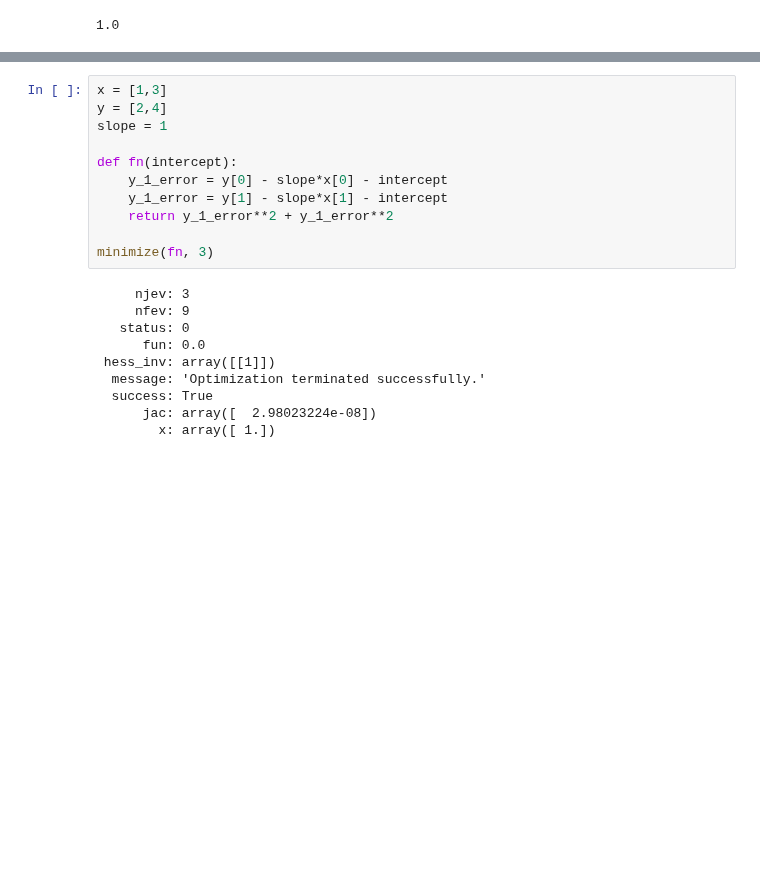
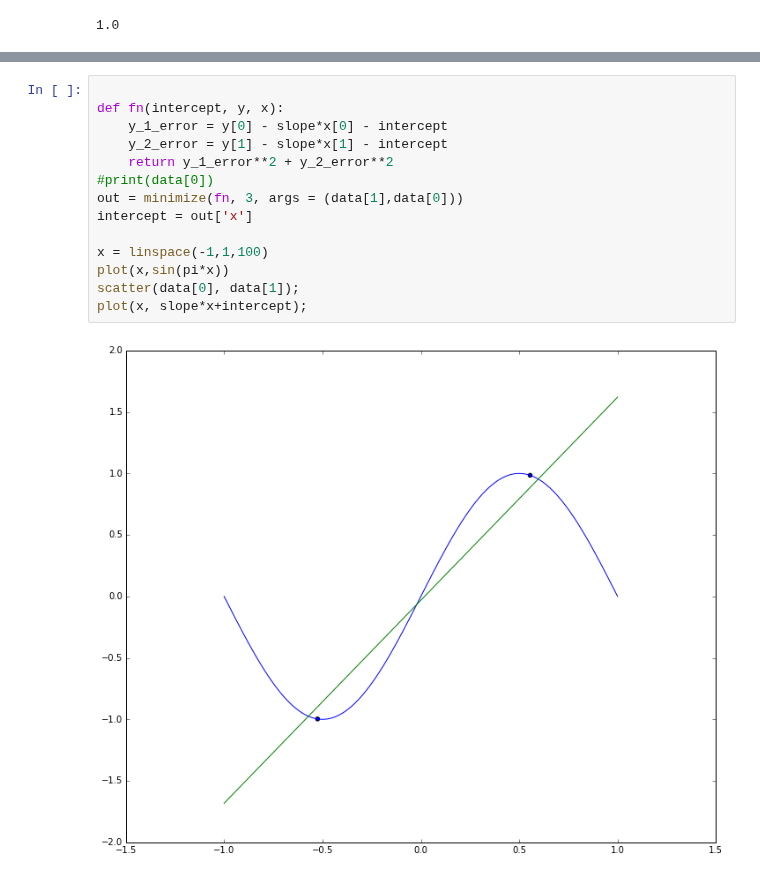
Before and after one commit to Chuphay/school, a Jupyter notebook: ML/Sine.ipynb, the cells around one changed output, grey strips where cells are left out. Drawn from its saved outputs; the diff is of its cells as text; blank space fills up the shorter version.

```diff
--- a/ML/Sine.ipynb
+++ b/ML/Sine.ipynb
@@ -123,21 +127,16 @@ minimize(lambda x:x**2,2)
 # %%
-x = [1,3]
-y = [2,4]
-slope = 1
 
-def fn(intercept):
+def fn(intercept, y, x):
     y_1_error = y[0] - slope*x[0] - intercept
-    y_1_error = y[1] - slope*x[1] - intercept
-    return y_1_error**2 + y_1_error**2
+    y_2_error = y[1] - slope*x[1] - intercept
+    return y_1_error**2 + y_2_error**2
+#print(data[0])
+out = minimize(fn, 3, args = (data[1],data[0]))
+intercept = out['x']
 
-minimize(fn, 3)
+x = linspace(-1,1,100)
+plot(x,sin(pi*x))
+scatter(data[0], data[1]);
+plot(x, slope*x+intercept);
 # %% [output]
-     njev: 3
-     nfev: 9
-   status: 0
-      fun: 0.0
- hess_inv: array([[1]])
-  message: 'Optimization terminated successfully.'
-  success: True
-      jac: array([  2.98023224e-08])
-        x: array([ 1.])
+[figure, added]
```
Also changed, not shown: parts of 5 cells of this notebook, 1 other file.
